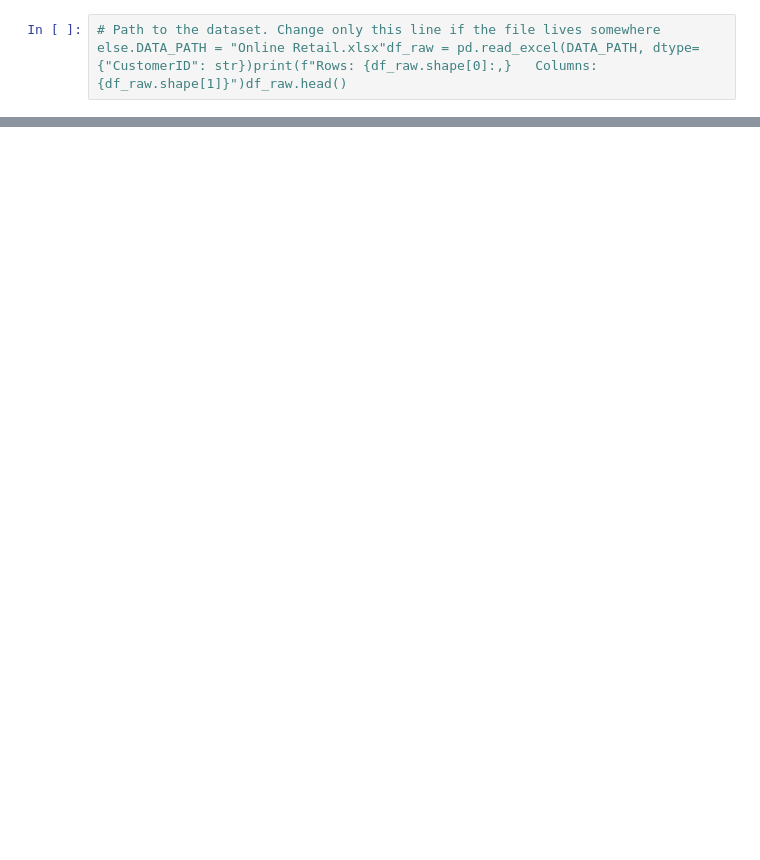
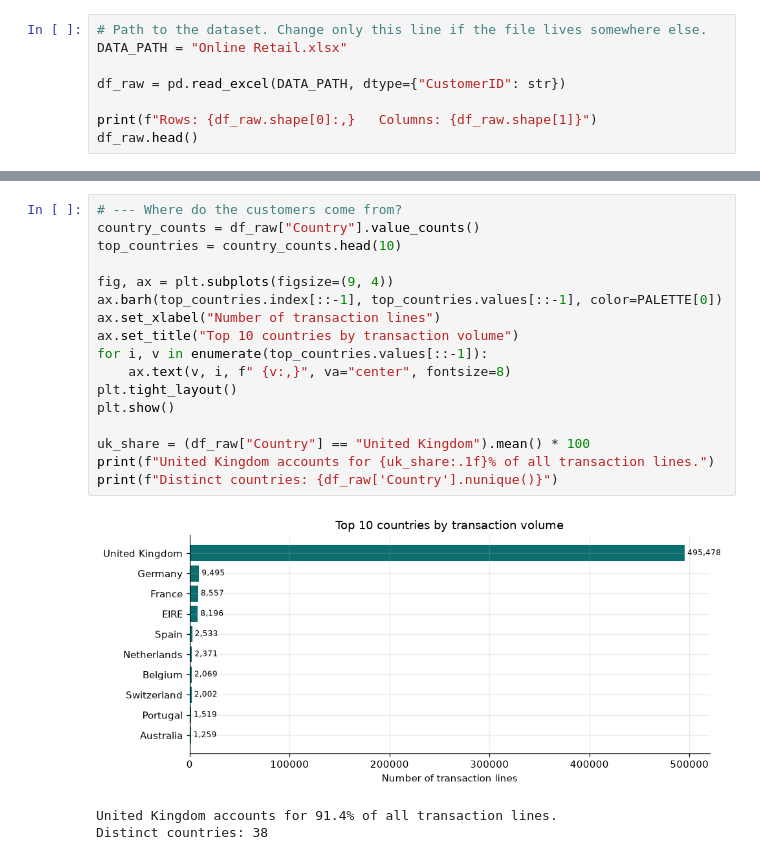
Before and after one commit to cote8/Business-Intelligence, a Jupyter notebook: proyecto_final/BI2026_FinalProject_Team-4.ipynb, the cells around one changed output, grey strips where cells are left out. Drawn from its saved outputs; the diff is of its cells as text; blank space fills up the shorter version.

```diff
--- a/proyecto_final/BI2026_FinalProject_Team-4.ipynb
+++ b/proyecto_final/BI2026_FinalProject_Team-4.ipynb
@@ -11,2 +162,8 @@
 # %%
-# Path to the dataset. Change only this line if the file lives somewhere else.DATA_PATH = "Online Retail.xlsx"df_raw = pd.read_excel(DATA_PATH, dtype={"CustomerID": str})print(f"Rows: {df_raw.shape[0]:,}   Columns: {df_raw.shape[1]}")df_raw.head()
+# Path to the dataset. Change only this line if the file lives somewhere else.
+DATA_PATH = "Online Retail.xlsx"
+
+df_raw = pd.read_excel(DATA_PATH, dtype={"CustomerID": str})
+
+print(f"Rows: {df_raw.shape[0]:,}   Columns: {df_raw.shape[1]}")
+df_raw.head()
@@ -130,0 +289,21 @@ kpi_total_customers = len(rfm)kpi_total_revenue   = rfm["Monetary"].sum()kpi_cha
+# %%
+# --- Where do the customers come from?
+country_counts = df_raw["Country"].value_counts()
+top_countries = country_counts.head(10)
+
+fig, ax = plt.subplots(figsize=(9, 4))
+ax.barh(top_countries.index[::-1], top_countries.values[::-1], color=PALETTE[0])
+ax.set_xlabel("Number of transaction lines")
+ax.set_title("Top 10 countries by transaction volume")
+for i, v in enumerate(top_countries.values[::-1]):
+    ax.text(v, i, f" {v:,}", va="center", fontsize=8)
+plt.tight_layout()
+plt.show()
+
+uk_share = (df_raw["Country"] == "United Kingdom").mean() * 100
+print(f"United Kingdom accounts for {uk_share:.1f}% of all transaction lines.")
+print(f"Distinct countries: {df_raw['Country'].nunique()}")
+# %% [output]
+[figure, added]
+United Kingdom accounts for 91.4% of all transaction lines.
+Distinct countries: 38
```
Also changed, not shown: parts of 118 cells of this notebook, 2 other files.
